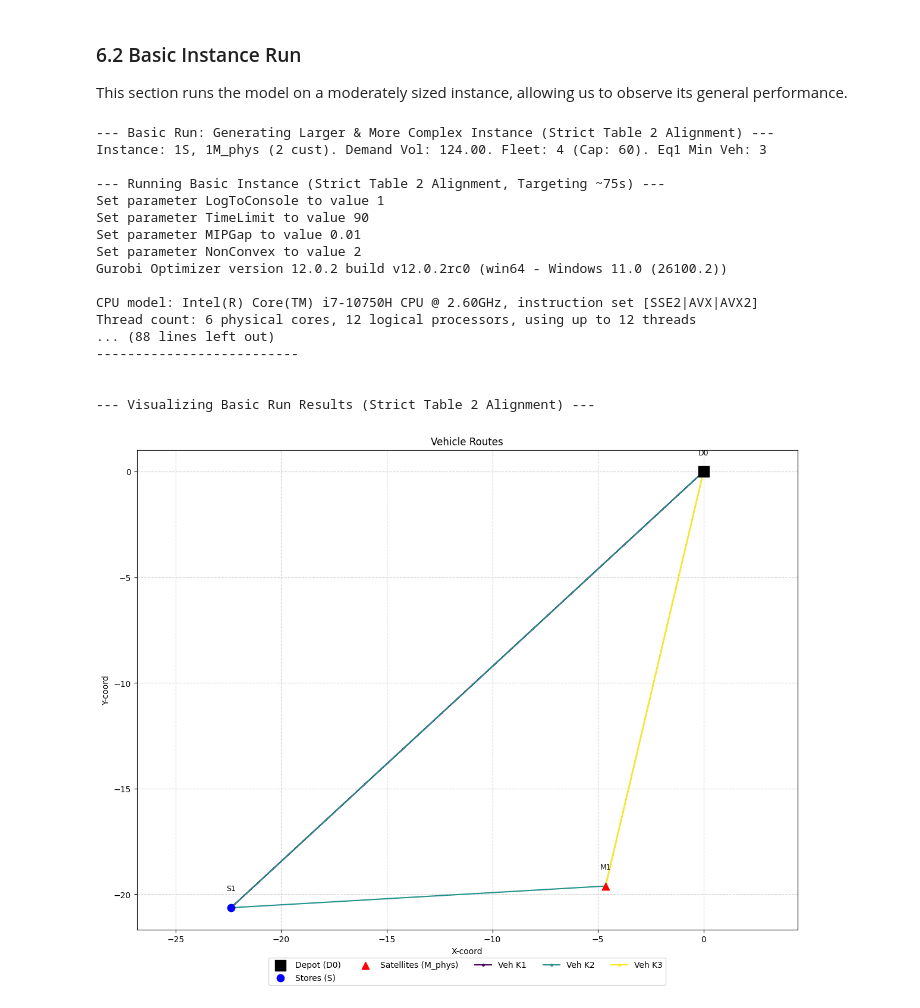
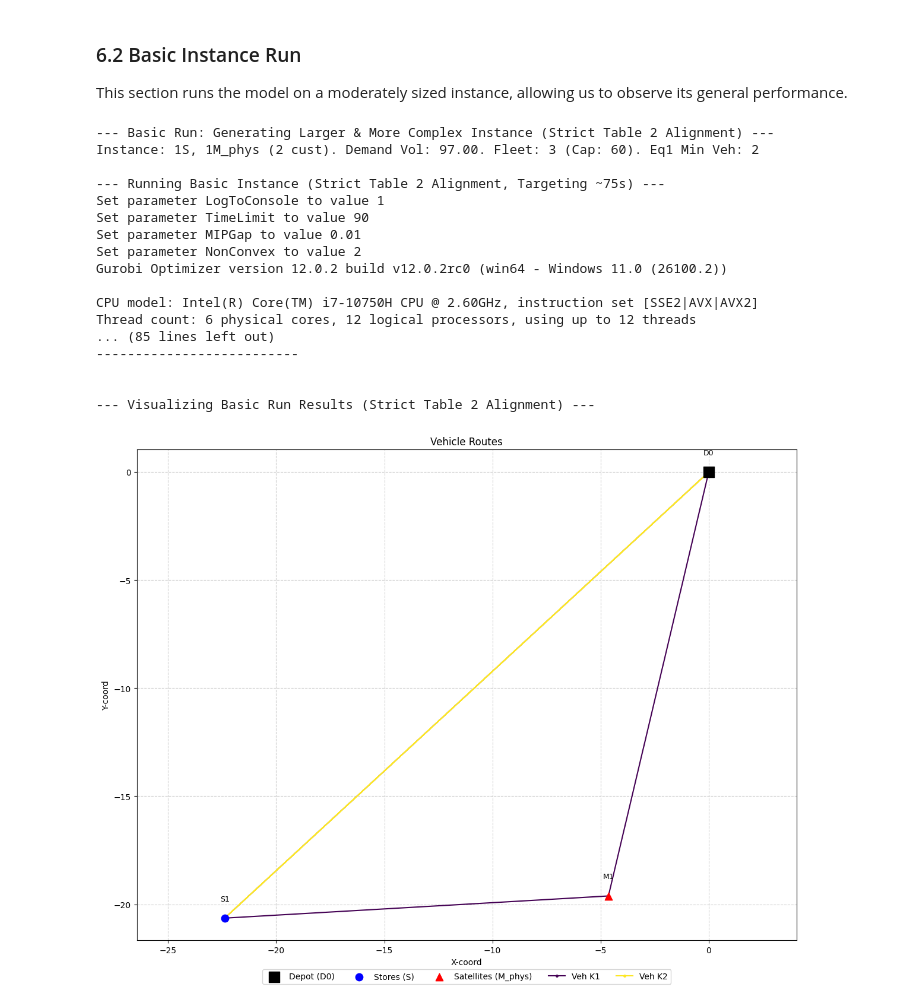
Before and after one commit to Guido-03/Operations-Optimizations, a Jupyter notebook: operations/structured_VRC.ipynb, the cells around one changed output. Cells and saved outputs as stored; diff of their text form; code cells hidden in the pictures.

```diff
--- a/operations/structured_VRC.ipynb
+++ b/operations/structured_VRC.ipynb
@@ -540,35 +540,35 @@ This section runs the model on a moderately sized instance, allowing us to obser
 # %%
 # --- Basic Run with LARGER, MORE COMPLEX Instance ---
 print("--- Basic Run: Generating Larger & More Complex Instance (Strict Table 2 Alignment) ---")
-basic_params_final = {"num_stores":1, "num_physical_satellites":1, "num_products":5, "num_orders":5,
+basic_params_final = {"num_stores":1, "num_physical_satellites":1, "num_products":5, "num_orders":4,
                        "vehicle_capacity_V_star":60, "penalty_pu_param":0.5, "split_ps_param":5.0,
                        "seed":123, "vehicle_buffer": 1}
 basic_instance_final = generate_instance_table2_final(**basic_params_final)
 print(f"Instance: {len(basic_instance_final['S_stores'])}S, {len(basic_instance_final['M_phys_satellites'])}M_phys ({len(basic_instance_final['N_cust_customers'])} cust). Demand Vol: {basic_instance_final['total_demand_vol_overall']:.2f}. Fleet: {len(basic_instance_final['VF_fleet'])} (Cap: {basic_instance_final['V_star']}). Eq1 Min Veh: {basic_instance_final['min_vehicles_eq1']}")
 
 print("\n--- Running Basic Instance (Strict Table 2 Alignment, Targeting ~75s) ---")
 basic_results_final = solve_vrpor_table2_final(basic_instance_final, time_limit=90, mip_gap=0.01, log_to_console=1)
 print_results_summary(basic_results_final)
 
 print("\n--- Visualizing Basic Run Results (Strict Table 2 Alignment) ---")
 if basic_results_final.get("routes"): plot_solution_routes(basic_results_final)
 if basic_results_final.get("objective_components"): plot_cost_breakdown(basic_results_final)
 # %% [output]
 --- Basic Run: Generating Larger & More Complex Instance (Strict Table 2 Alignment) ---
-Instance: 1S, 1M_phys (2 cust). Demand Vol: 124.00. Fleet: 4 (Cap: 60). Eq1 Min Veh: 3
+Instance: 1S, 1M_phys (2 cust). Demand Vol: 97.00. Fleet: 3 (Cap: 60). Eq1 Min Veh: 2
 
 --- Running Basic Instance (Strict Table 2 Alignment, Targeting ~75s) ---
 Set parameter LogToConsole to value 1
 Set parameter TimeLimit to value 90
 Set parameter MIPGap to value 0.01
 Set parameter NonConvex to value 2
 Gurobi Optimizer version 12.0.2 build v12.0.2rc0 (win64 - Windows 11.0 (26100.2))
 
 CPU model: Intel(R) Core(TM) i7-10750H CPU @ 2.60GHz, instruction set [SSE2|AVX|AVX2]
 Thread count: 6 physical cores, 12 logical processors, using up to 12 threads
-... (88 lines left out)
+... (85 lines left out)
 --------------------------
 
 
 --- Visualizing Basic Run Results (Strict Table 2 Alignment) ---
-[figure, old version]
+[figure, new version]
```
Also changed, not shown: parts of 1 cell of this notebook.
